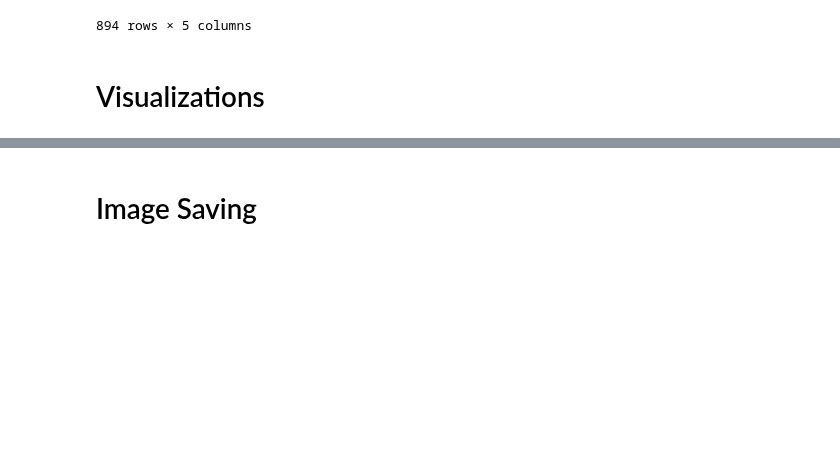
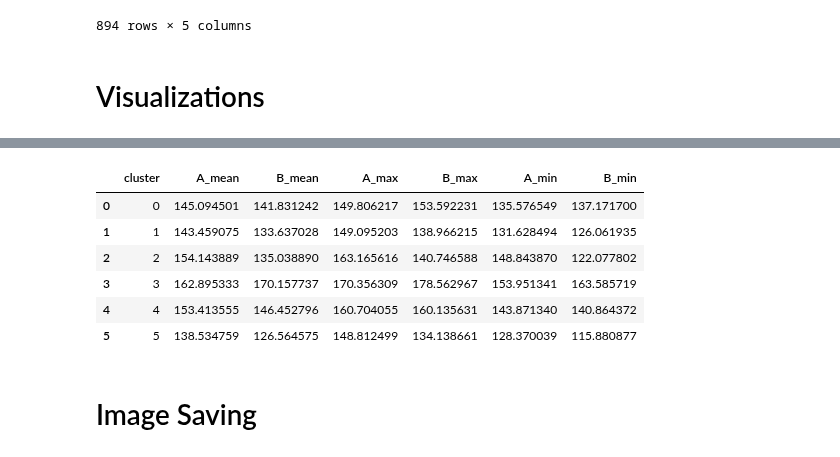
Before and after one commit to oyanchun/Synapxe-Tongue-Project, a Jupyter notebook: Model Development/clustering/2D Clustering Huggingface.ipynb, the cells around one changed output, grey strips where cells are left out. Drawn from its saved outputs; the diff is of its cells as text; code cells hidden in the pictures; blank space fills up the shorter version.

```diff
--- a/Model Development/clustering/2D Clustering Huggingface.ipynb
+++ b/Model Development/clustering/2D Clustering Huggingface.ipynb
@@ -151,3 +133,24 @@ plt.show()
+# %%
+cluster_means = df.groupby('cluster')[['A', 'B']].mean().reset_index()
+cluster_max = df.groupby('cluster')[['A', 'B']].max().reset_index()
+cluster_min = df.groupby('cluster')[['A', 'B']].min().reset_index()
+# %%
+cluster_means.columns = ['cluster', 'A_mean', 'B_mean']
+cluster_max.columns = ['cluster', 'A_max', 'B_max']
+cluster_min.columns = ['cluster', 'A_min', 'B_min']
+# %%
+combined_cluster_df = pd.merge(cluster_means, cluster_max, on='cluster')
+combined_cluster_df = pd.merge(combined_cluster_df, cluster_min, on='cluster')
+# %%
+combined_cluster_df
+# %% [output]
+|  | cluster | A_mean | B_mean | A_max | B_max | A_min | B_min |
+| 0 | 0 | 145.094501 | 141.831242 | 149.806217 | 153.592231 | 135.576549 | 137.171700 |
+| 1 | 1 | 143.459075 | 133.637028 | 149.095203 | 138.966215 | 131.628494 | 126.061935 |
+| 2 | 2 | 154.143889 | 135.038890 | 163.165616 | 140.746588 | 148.843870 | 122.077802 |
+| 3 | 3 | 162.895333 | 170.157737 | 170.356309 | 178.562967 | 153.951341 | 163.585719 |
+| 4 | 4 | 153.413555 | 146.452796 | 160.704055 | 160.135631 | 143.871340 | 140.864372 |
+| 5 | 5 | 138.534759 | 126.564575 | 148.812499 | 134.138661 | 128.370039 | 115.880877 |
 # %% [markdown]
 # Image Saving
 # %%
```
Also changed, not shown: parts of 5 cells of this notebook, 6 other files.
